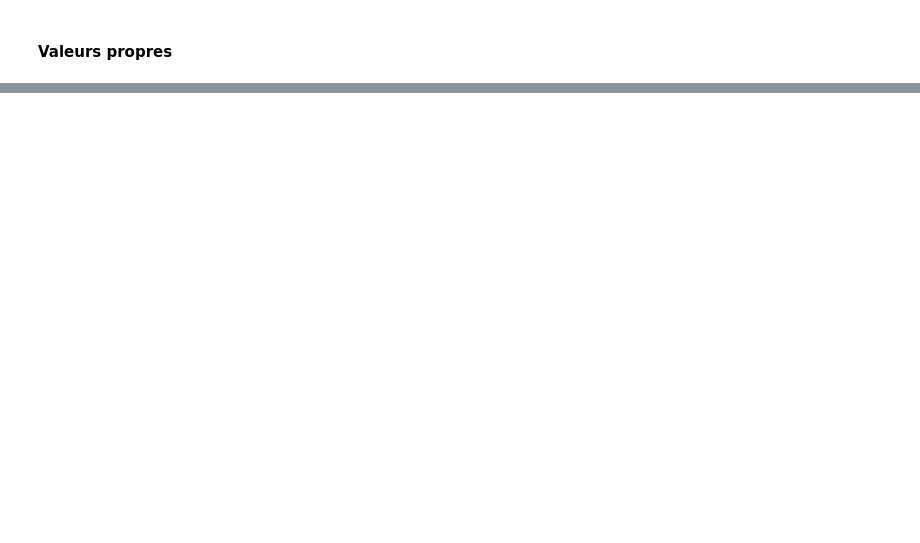
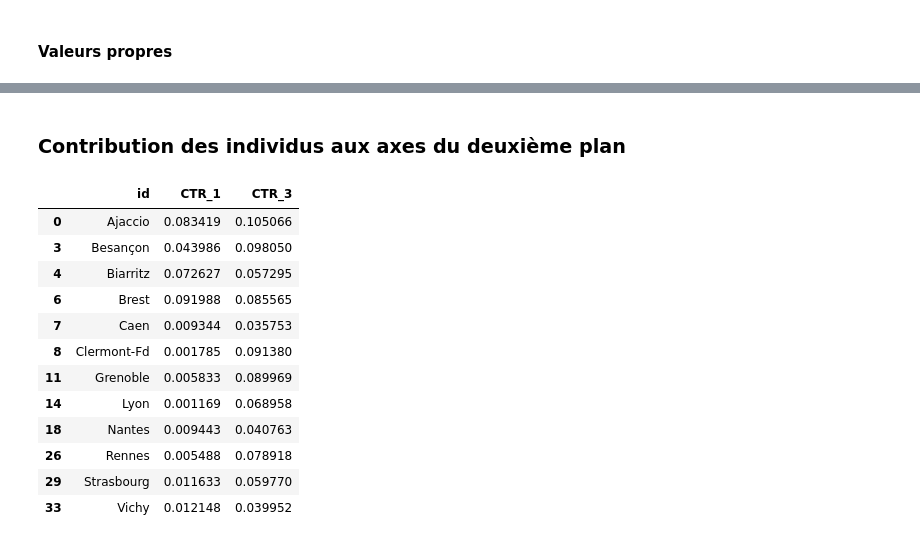
Before and after one commit to Asmaa213/ACP_Typologie_Villes, a Jupyter notebook: acp.ipynb, the cells around one changed output, grey strips where cells are left out. Saved outputs shown, nothing was run; the diff lists cells and outputs as text; code cells hidden in the pictures; blank space fills up the shorter version.

```diff
--- a/acp.ipynb
+++ b/acp.ipynb
@@ -629,8 +135,0 @@ df_ctr_variables[df_ctr_variables['COS2_2'] > df_ctr_variables['COS2_2'].mean()]
-# %%
-## Contribution des variables aux axes du deuxième plan
-ctr = coord**2
-
-for j in range(p):
-    ctr[:,j] = ctr[:,j]/(n*val_p[j])
-
-pd.DataFrame({'id':data.index,'CTR_1':ctr[:,0],'CTR_3':ctr[:,2]})
@@ -722,8 +135,0 @@ df_ctr_variables[df_ctr_variables['COS2_1'] > df_ctr_variables['COS2_1'].mean()]
-# %%
-## Contribution des variables aux axes du 3eme plan
-ctr = coord**2
-
-for j in range(p):
-    ctr[:,j] = ctr[:,j]/(n*val_p[j])
-
-pd.DataFrame({'id':data.index,'CTR_2':ctr[:,1],'CTR_3':ctr[:,2]})
@@ -807,0 +136,5 @@ df_ctr_variables[df_ctr_variables['COS2_2'] > df_ctr_variables['COS2_2'].mean()]
+# %%
+#les valeurs propres associées aux composantes principales
+val_p=acp.explained_variance_
+#les vecteurs propres
+vec_p = acp.components_
@@ -807,0 +235,11 @@ df_ctr_variables[df_ctr_variables['COS2_2'] > df_ctr_variables['COS2_2'].mean()]
+# %%
+#Contributions des individus aux axes du premier plan
+ctr = coord**2
+for j in range(31):
+    ctr[:,j] = ctr[:,j]/(31*val_p[j])
+
+df_ctr_cp1cp2 = pd.DataFrame({'id':data.index,'CTR_1':ctr[:,0],'CTR_2':ctr[:,1]})
+#Garder les individus interprétables du premier axe du premier plan
+df_ctr_cp1cp2[df_ctr_cp1cp2['CTR_1'] > df_ctr_cp1cp2.CTR_1.mean()]
+#Garder les individus interprétables du deuxième axe du premier plan
+df_ctr_cp1cp2[df_ctr_cp1cp2['CTR_2'] > df_ctr_cp1cp2.CTR_2.mean()]
@@ -807,0 +256,27 @@ df_ctr_variables[df_ctr_variables['COS2_2'] > df_ctr_variables['COS2_2'].mean()]
+# %% [markdown]
+<h3>Contribution des individus aux axes du deuxième plan</h3>
+# %%
+#Contribution des individus aux axes du deuxième plan
+ctr = coord**2
+for j in range(31):
+    ctr[:,j] = ctr[:,j]/(31*val_p[j])
+
+df_ctr_cp1cp3 = pd.DataFrame({'id':data.index,'CTR_1':ctr[:,0],'CTR_3':ctr[:,2]})
+#Garder les individus interprétables du premier axe du deuxième plan
+df_ctr_cp1cp3[df_ctr_cp1cp2['CTR_1'] > df_ctr_cp1cp2.CTR_1.mean()]
+#Garder les individus interprétables du deuxième axe du deuxième plan
+df_ctr_cp1cp3[df_ctr_cp1cp3['CTR_3'] > df_ctr_cp1cp3.CTR_3.mean()]
+# %% [output]
+|  | id | CTR_1 | CTR_3 |
+| 0 | Ajaccio | 0.083419 | 0.105066 |
+| 3 | Besançon | 0.043986 | 0.098050 |
+| 4 | Biarritz | 0.072627 | 0.057295 |
+| 6 | Brest | 0.091988 | 0.085565 |
+| 7 | Caen | 0.009344 | 0.035753 |
+| 8 | Clermont-Fd | 0.001785 | 0.091380 |
+| 11 | Grenoble | 0.005833 | 0.089969 |
+| 14 | Lyon | 0.001169 | 0.068958 |
+| 18 | Nantes | 0.009443 | 0.040763 |
+| 26 | Rennes | 0.005488 | 0.078918 |
+| 29 | Strasbourg | 0.011633 | 0.059770 |
+| 33 | Vichy | 0.012148 | 0.039952 |
```
Also changed, not shown: parts of 68 cells of this notebook.
